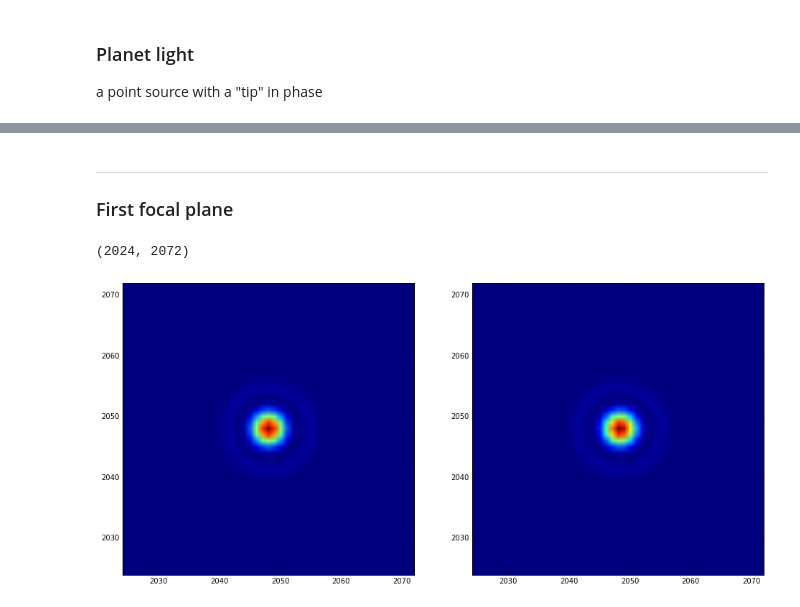
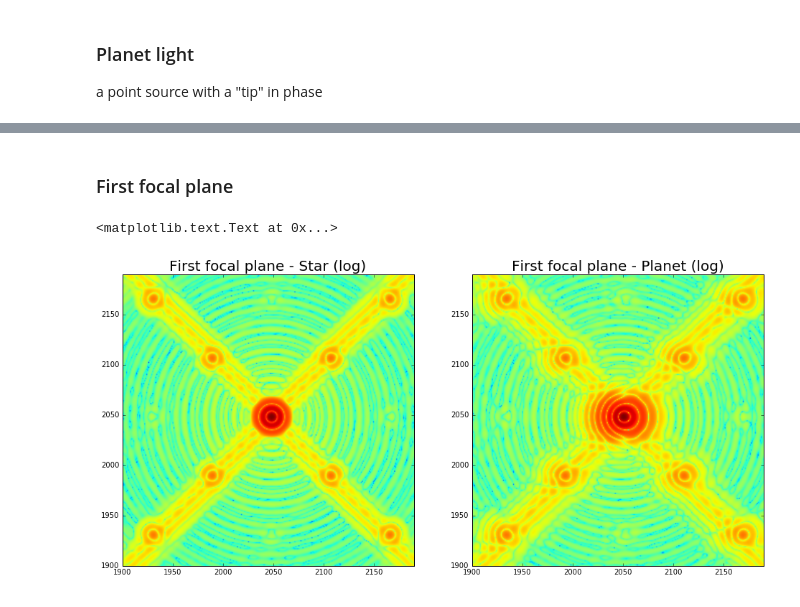
Before and after one commit to Mipanox/GPI_stuff, a Jupyter notebook: full_opt.ipynb, the cells around one changed output, grey strips where cells are left out. Cells and saved outputs as stored; diff of their text form; code cells hidden in the pictures.

```diff
--- a/full_opt.ipynb
+++ b/full_opt.ipynb
@@ -150,22 +150,17 @@ R_tel_p = N_pix / Sampfreq / 2 ## in pixel
 # %% [markdown]
 To guarantee enough resolution, the masks cannot be binned. But DFT makes a large aperture small in the focal plane (and thus limited resolution there), so we need to pad the masks to the larger size...
 # %%
-pri_p = pad_zeros(pri_d,N_pix)
+pri_p = pad_array(pri_d,N_pix)
 
-apo_y_p = pad_zeros(apo_y_d,N_pix)
-apo_j_p = pad_zeros(apo_j_d,N_pix)
-apo_h_p = pad_zeros(apo_h_d,N_pix)
-apo_k_p = pad_zeros(apo_k_d,N_pix)
+apo_y_p = pad_array(apo_y_d,N_pix)
+apo_j_p = pad_array(apo_j_d,N_pix)
+apo_h_p = pad_array(apo_h_d,N_pix)
+apo_k_p = pad_array(apo_k_d,N_pix)
 
-fpm_y_p = pad_zeros(fpm_y_d,N_pix)
-fpm_j_p = pad_zeros(fpm_j_d,N_pix)
-fpm_h_p = pad_zeros(fpm_h_d,N_pix)
-fpm_k_p = pad_zeros(fpm_k_d,N_pix)
-
-lyo_y_p = pad_zeros(lyo_y_d,N_pix)
-lyo_j_p = pad_zeros(lyo_j_d,N_pix)
-lyo_h_p = pad_zeros(lyo_h_d,N_pix)
-lyo_k_p = pad_zeros(lyo_k_d,N_pix)
+lyo_y_p = pad_array(lyo_y_d,N_pix)
+lyo_j_p = pad_array(lyo_j_d,N_pix)
+lyo_h_p = pad_array(lyo_h_d,N_pix)
+lyo_k_p = pad_array(lyo_k_d,N_pix)
 # %% [markdown]
 ### Star light
 # %%
@@ -177,6 +172,10 @@ a point source with a "tip" in phase
 # %%
 ## we can make it dimmer...
 Pnt_amp = One * pri_p * 0.1
-## let's say... some 3000 nm tilt, in H band for the whole "grid"
-tilt = (3000*u.nm/lba).to(u.dimensionless_unscaled)*u.rad
+
+## let's say... the planent is 1 arcsec away from the star,
+#  so the corresponding phase shift is D_tel * 1''
+p_shift = (D_tel*1*u.arcsec).to(u.nm*u.rad).value
+tilt = (p_shift*u.nm/lba_h).to(u.dimensionless_unscaled)*u.rad
+
 Pnt_pha = pri_p * grad_phase_x((-tilt/2,tilt/2),N_pix) * u.rad
@@ -182,0 +189,3 @@ Pnt_pha = pri_p * grad_phase_x((-tilt/2,tilt/2),N_pix) * u.rad
+# %%
+Str_amp_apo_h, Str_pha_apo_h = Str_amp*apo_h_p, Str_pha*apo_h_p
+Pnt_amp_apo_h, Pnt_pha_apo_h = Pnt_amp*apo_h_p, Pnt_pha*apo_h_p
@@ -183,3 +204,2 @@ Pnt_pha = pri_p * grad_phase_x((-tilt/2,tilt/2),N_pix) * u.rad
 # %% [markdown]
----
 ### First focal plane
@@ -191,10 +206,13 @@ first_pnt_int = Int_after(Pnt_amp,Pnt_pha)
+# %%
+Str_ffoc_ef = Ef_after(Str_amp_apo_h,Str_pha_apo_h)
+Pnt_ffoc_ef = Ef_after(Pnt_amp_apo_h,Pnt_pha_apo_h)
 # %%
 plt.figure(figsize=(16,8))
-plt.subplot(121); plt.imshow(first_foc_int,origin='lower')
-plt.xlim(2024,2072); plt.ylim(2024,2072)
+plt.subplot(121); plt.imshow(abs(Str_ffoc_ef)**2,origin='lower',norm=LogNorm())
+plt.xlim(1900,2190); plt.ylim(1900,2190); plt.title('First focal plane - Star (log)',fontsize=20)
 
-plt.subplot(122); plt.imshow(first_pnt_int,origin='lower')
-plt.xlim(2024,2072); plt.ylim(2024,2072)
+plt.subplot(122); plt.imshow(abs(Pnt_ffoc_ef)**2,origin='lower',norm=LogNorm())
+plt.xlim(1900,2190); plt.ylim(1900,2190); plt.title('First focal plane - Planet (log)',fontsize=20)
 # %% [output]
-(2024, 2072)
+<matplotlib.text.Text at 0x...>
-[figure, old version]
+[figure, new version]
```
Also changed, not shown: parts of 36 cells of this notebook, 1 other file.
